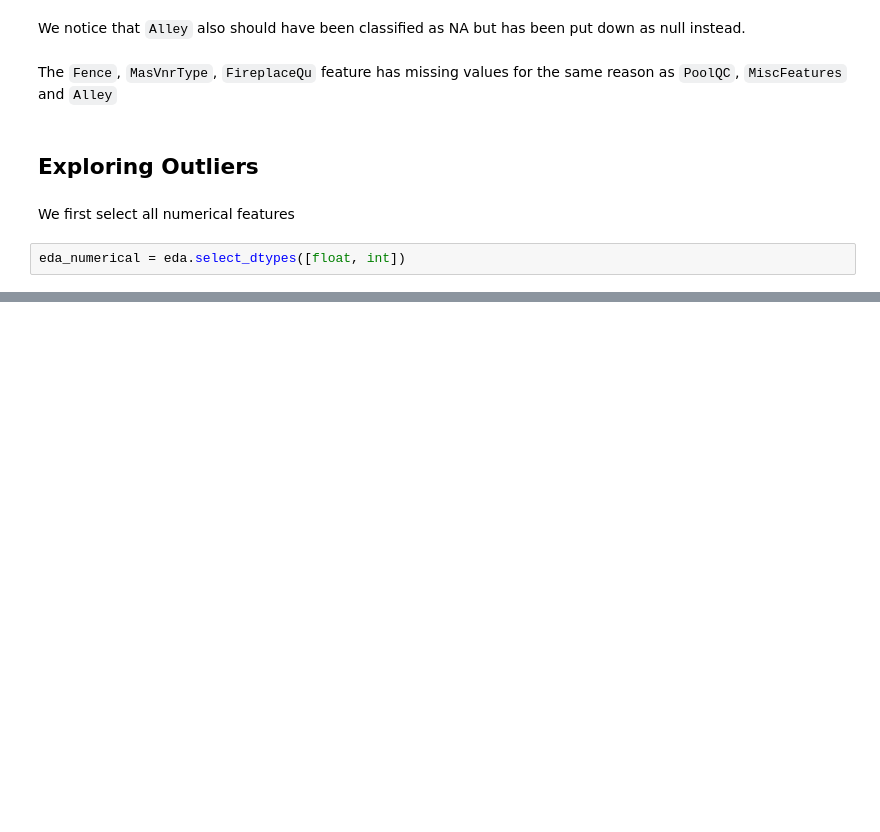
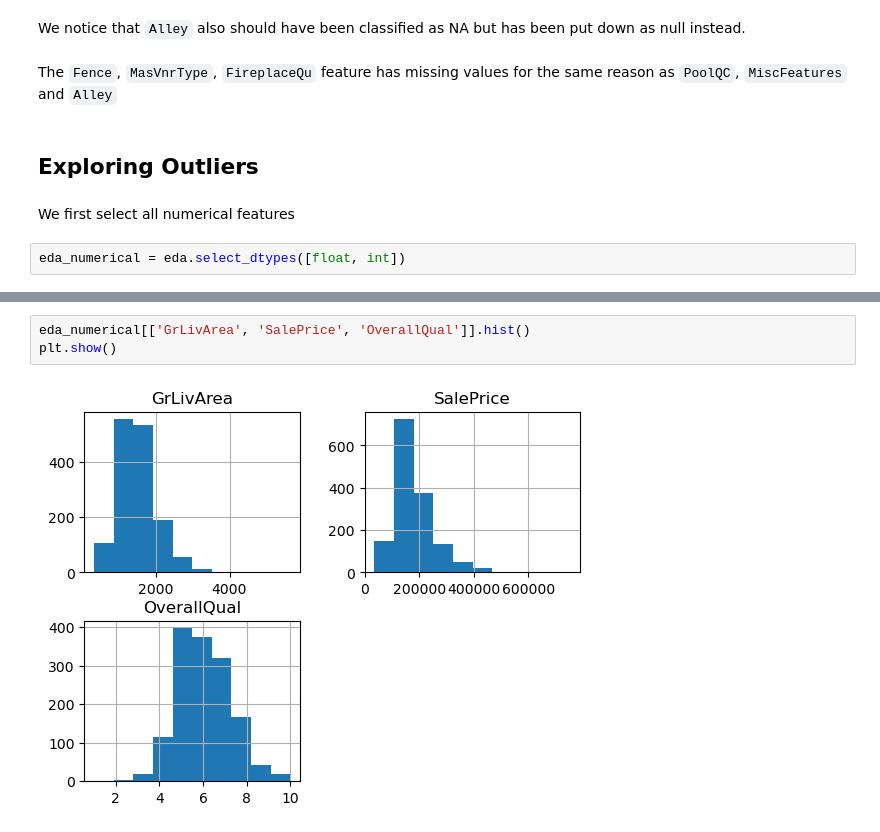
Before and after one commit to michaelbui99/mal-assignment-7, a Jupyter notebook: assignment_7.ipynb, the cells around one changed output, grey strips where cells are left out. Drawn from its saved outputs; the diff is of its cells as text; blank space fills up the shorter version.

```diff
--- a/assignment_7.ipynb
+++ b/assignment_7.ipynb
@@ -296,0 +320,5 @@ UndefinedVariableError: name 'nan' is not defined
+# %%
+eda_numerical[['GrLivArea', 'SalePrice', 'OverallQual']].hist()
+plt.show()
+# %% [output]
+[figure, added]
```
Also changed, not shown: parts of 20 cells of this notebook.
